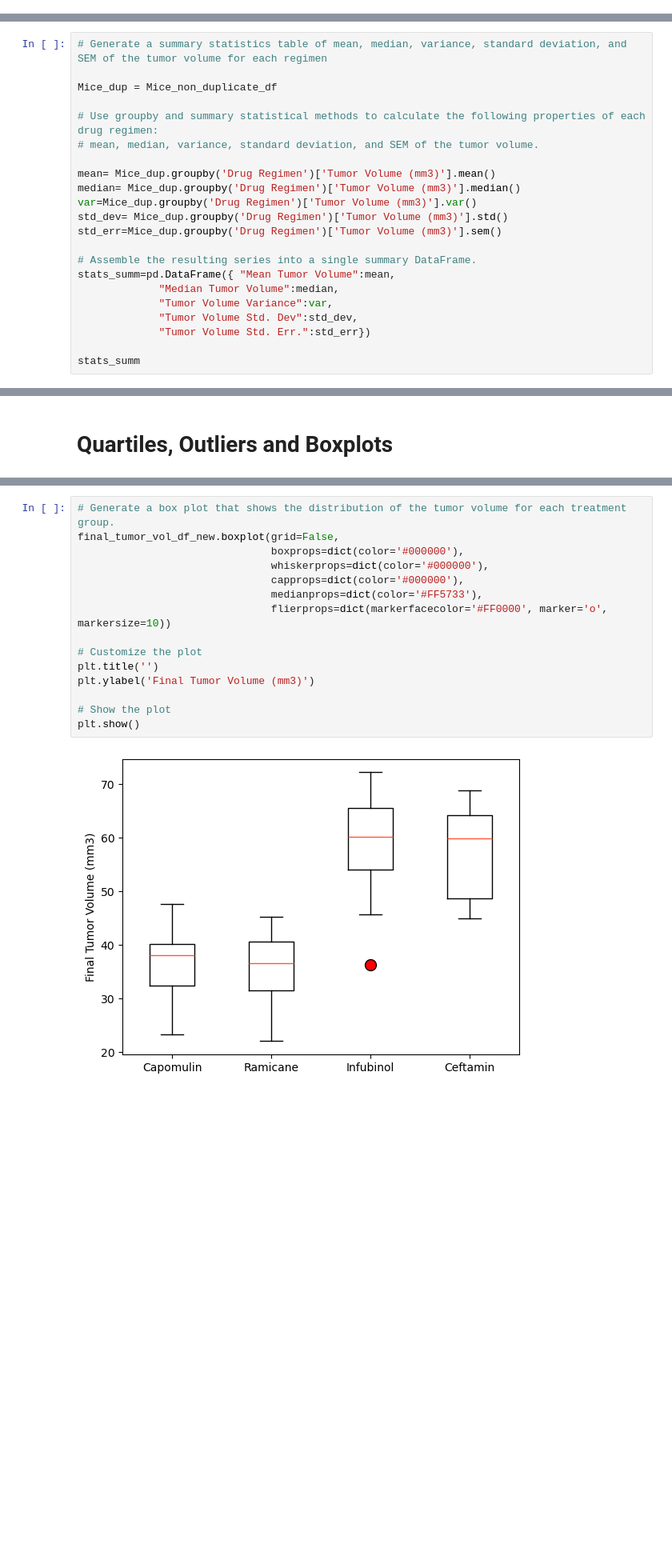
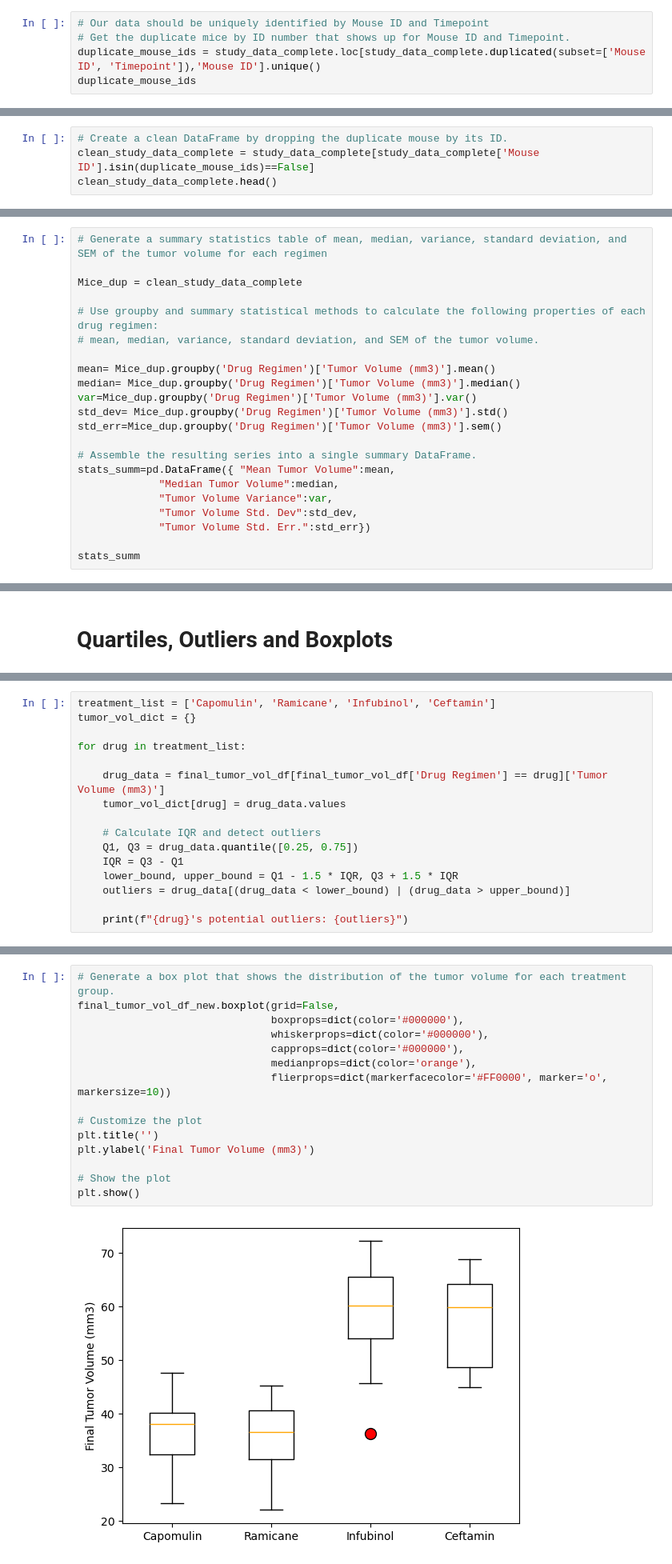
Before and after one commit to AMRITKAUR89/MatPlotLib-Challenge, a Jupyter notebook: Pymaceuticals/Matplotlib.ipynb, the cells around one changed output, grey strips where cells are left out. Shown: that part at 80% size. Cells and saved outputs as stored; diff of their text form; blank space fills up the shorter version.

```diff
--- a/Pymaceuticals/Matplotlib.ipynb
+++ b/Pymaceuticals/Matplotlib.ipynb
@@ -42,0 +32,5 @@ array([ 0,  5, 10, 15, 20, 25, 30, 35, 40, 45], dtype=int64)
+# %%
+# Our data should be uniquely identified by Mouse ID and Timepoint
+# Get the duplicate mice by ID number that shows up for Mouse ID and Timepoint.
+duplicate_mouse_ids = study_data_complete.loc[study_data_complete.duplicated(subset=['Mouse ID', 'Timepoint']),'Mouse ID'].unique()
+duplicate_mouse_ids
@@ -74,0 +58,4 @@ Mice_count
+# %%
+# Create a clean DataFrame by dropping the duplicate mouse by its ID.
+clean_study_data_complete = study_data_complete[study_data_complete['Mouse ID'].isin(duplicate_mouse_ids)==False]
+clean_study_data_complete.head()
@@ -77,7 +76,7 @@ Mice_count
 # %%
 # Generate a summary statistics table of mean, median, variance, standard deviation, and SEM of the tumor volume for each regimen
 
-Mice_dup = Mice_non_duplicate_df
+Mice_dup = clean_study_data_complete
 
 # Use groupby and summary statistical methods to calculate the following properties of each drug regimen:
 # mean, median, variance, standard deviation, and SEM of the tumor volume.
@@ -270,0 +221,16 @@ Ceftamin's potential outliers: Series([], Name: Tumor Volume (mm3), dtype: float
+# %%
+treatment_list = ['Capomulin', 'Ramicane', 'Infubinol', 'Ceftamin']
+tumor_vol_dict = {}
+
+for drug in treatment_list:
+
+    drug_data = final_tumor_vol_df[final_tumor_vol_df['Drug Regimen'] == drug]['Tumor Volume (mm3)']
+    tumor_vol_dict[drug] = drug_data.values
+
+    # Calculate IQR and detect outliers
+    Q1, Q3 = drug_data.quantile([0.25, 0.75])
+    IQR = Q3 - Q1
+    lower_bound, upper_bound = Q1 - 1.5 * IQR, Q3 + 1.5 * IQR
+    outliers = drug_data[(drug_data < lower_bound) | (drug_data > upper_bound)]
+
+    print(f"{drug}'s potential outliers: {outliers}")
@@ -271,17 +254,17 @@ Ceftamin's potential outliers: Series([], Name: Tumor Volume (mm3), dtype: float
 # %%
 # Generate a box plot that shows the distribution of the tumor volume for each treatment group.
 final_tumor_vol_df_new.boxplot(grid=False,
                                boxprops=dict(color='#000000'),
                                whiskerprops=dict(color='#000000'),
                                capprops=dict(color='#000000'),
-                               medianprops=dict(color='#FF5733'),
+                               medianprops=dict(color='orange'),
                                flierprops=dict(markerfacecolor='#FF0000', marker='o', markersize=10))
 
 # Customize the plot
 plt.title('')
 plt.ylabel('Final Tumor Volume (mm3)')
 
 # Show the plot
 plt.show()
 # %% [output]
-[figure, old version]
+[figure, new version]
```
Also changed, not shown: parts of 25 cells of this notebook.
